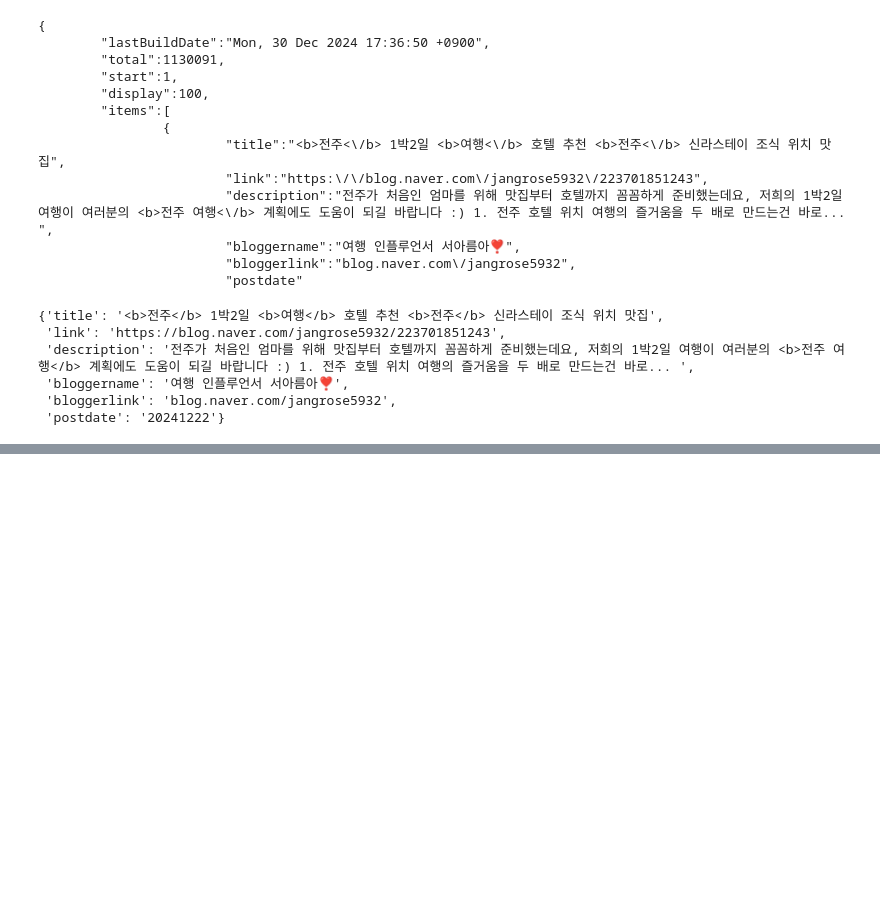
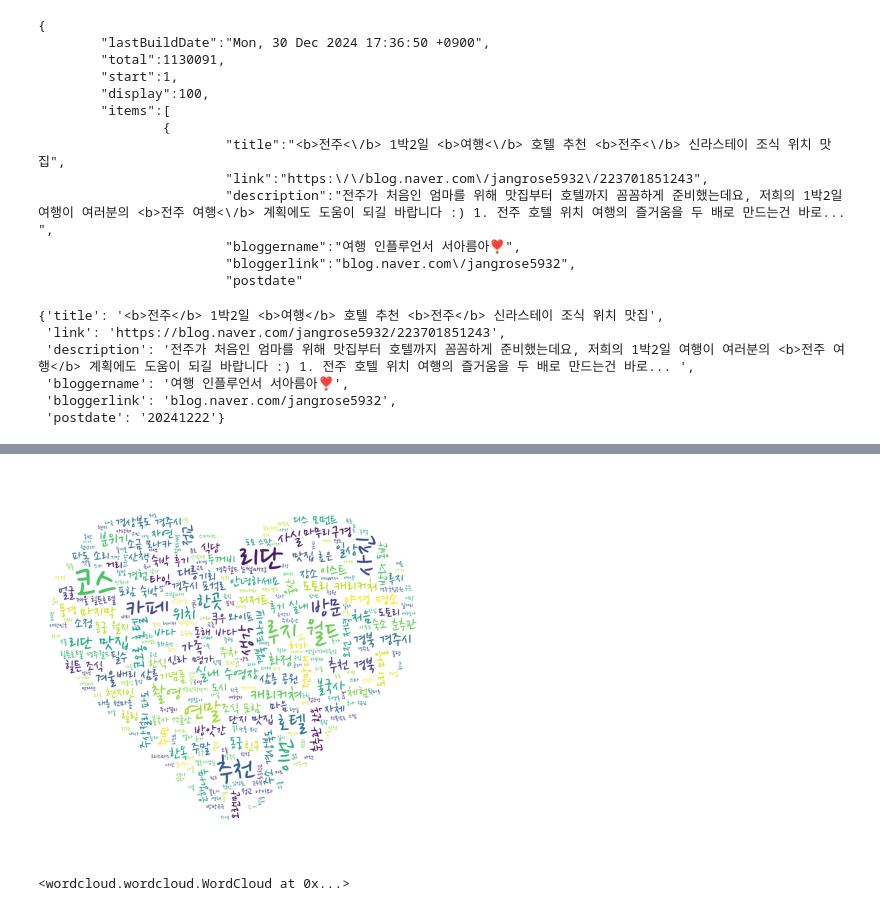
Before and after one commit to yeonhwa88/aidiary, a Jupyter notebook: source/10_자연어처리/ch02_한글형태소분석_Quiz.ipynb, the cells around one changed output, grey strips where cells are left out. Saved outputs shown, nothing was run; the diff lists cells and outputs as text; code cells hidden in the pictures; blank space fills up the shorter version.

```diff
--- a/source/10_자연어처리/ch02_한글형태소분석_Quiz.ipynb
+++ b/source/10_자연어처리/ch02_한글형태소분석_Quiz.ipynb
@@ -134,0 +491,25 @@ with open(file_name, 'w', encoding='utf-8') as file:
+# %%
+from PIL import Image
+mask = np.array(Image.open('data/heart.jpg'))
+불용어 = set(['경주여행', '전주여행']) # 불용어 처리
+wordcloud = WordCloud(
+    font_path = font_path,
+    background_color= 'white',
+    colormap = color_map,
+    max_words = 300, # 300개 단어
+    max_font_size = 200, # 제일 큰 단어의 글씨 사이즈
+    scale = 2, # 스케일값에 따라 이미지 크기의 비율 (값이 클수록 이미지 저장시 선명도가 높아짐)
+    stopwords=불용어,
+    mask=mask,
+    random_state=4 # 랜덤 시드값을 맞추면 같은 모양의 워드 클라우드 생성
+).generate(gyeongju)
+plt.imshow(wordcloud)
+plt.axis('off')
+plt.show()
+# %% [output]
+[figure, added]
+# %%
+# 생성된 wordcloud 이미지 저장
+wordcloud.to_file('data/gyeongju_could.png')임
+# %% [output]
+<wordcloud.wordcloud.WordCloud at 0x...>
```
Also changed, not shown: parts of 41 cells of this notebook, 7 other files.
